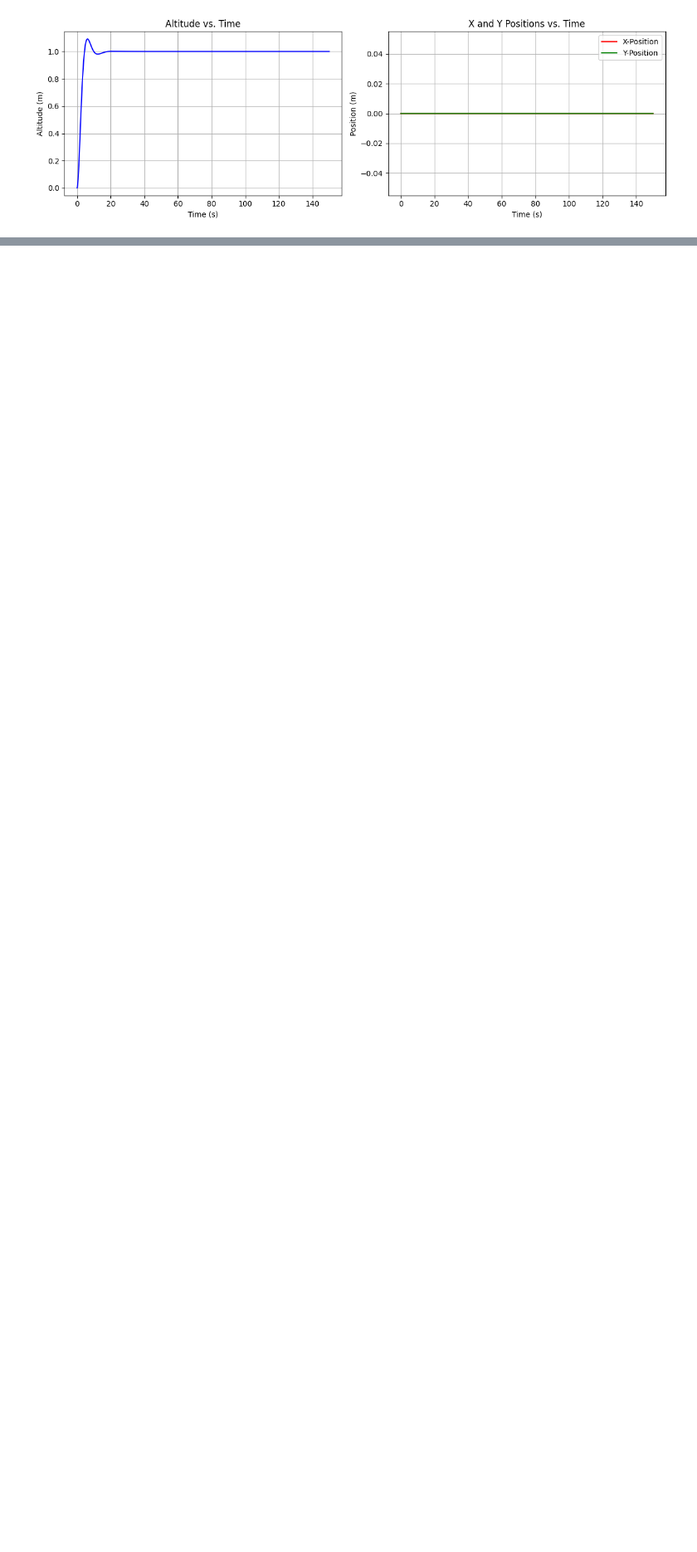
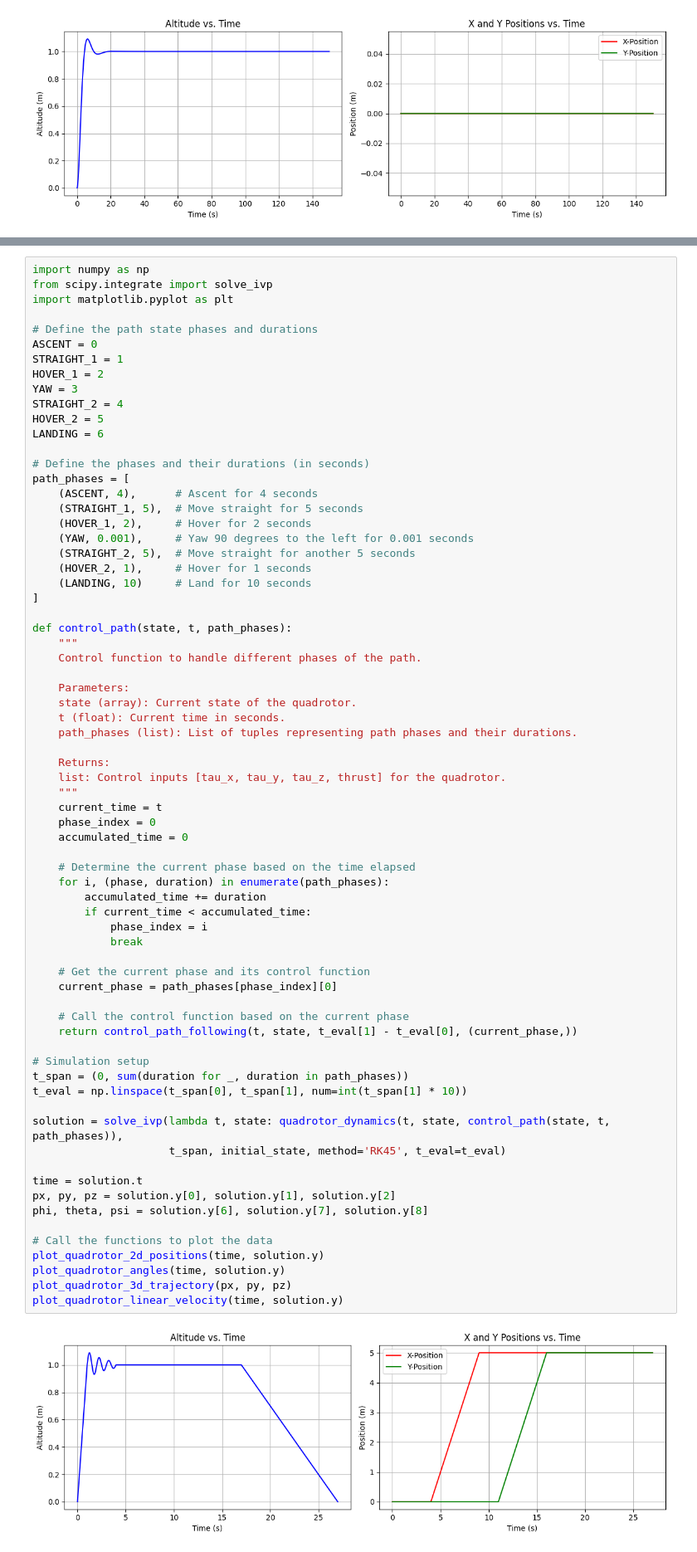
Before and after one commit to vRaj-Ajmera/AE352-Final-Project, a Jupyter notebook: Team07_Project_Code.ipynb, the cells around one changed output, grey strips where cells are left out. Shown: that part at 83% size. Cells and saved outputs as stored; diff of their text form; blank space fills up the shorter version.

```diff
--- a/Team07_Project_Code.ipynb
+++ b/Team07_Project_Code.ipynb
@@ -348,0 +590,72 @@ plot_quadrotor_3d_trajectory(solution.y[0], solution.y[1], solution.y[2])
+# %%
+import numpy as np
+from scipy.integrate import solve_ivp
+import matplotlib.pyplot as plt
+
+# Define the path state phases and durations
+ASCENT = 0
+STRAIGHT_1 = 1
+HOVER_1 = 2
+YAW = 3
+STRAIGHT_2 = 4
+HOVER_2 = 5
+LANDING = 6
+
+# Define the phases and their durations (in seconds)
+path_phases = [
+    (ASCENT, 4),      # Ascent for 4 seconds
+    (STRAIGHT_1, 5),  # Move straight for 5 seconds
+    (HOVER_1, 2),     # Hover for 2 seconds
+    (YAW, 0.001),     # Yaw 90 degrees to the left for 0.001 seconds
+    (STRAIGHT_2, 5),  # Move straight for another 5 seconds
+    (HOVER_2, 1),     # Hover for 1 seconds
+    (LANDING, 10)     # Land for 10 seconds
+]
+
+def control_path(state, t, path_phases):
+    """
+    Control function to handle different phases of the path.
+
+    Parameters:
+    state (array): Current state of the quadrotor.
+    t (float): Current time in seconds.
+    path_phases (list): List of tuples representing path phases and their durations.
+
+    Returns:
+    list: Control inputs [tau_x, tau_y, tau_z, thrust] for the quadrotor.
+    """
+    current_time = t
+    phase_index = 0
+    accumulated_time = 0
+
+    # Determine the current phase based on the time elapsed
+    for i, (phase, duration) in enumerate(path_phases):
+        accumulated_time += duration
+        if current_time < accumulated_time:
+            phase_index = i
+            break
+
+    # Get the current phase and its control function
+    current_phase = path_phases[phase_index][0]
+
+    # Call the control function based on the current phase
+    return control_path_following(t, state, t_eval[1] - t_eval[0], (current_phase,))
+
+# Simulation setup
+t_span = (0, sum(duration for _, duration in path_phases))
+t_eval = np.linspace(t_span[0], t_span[1], num=int(t_span[1] * 10))
+
+solution = solve_ivp(lambda t, state: quadrotor_dynamics(t, state, control_path(state, t, path_phases)),
+                     t_span, initial_state, method='RK45', t_eval=t_eval)
+
+time = solution.t
+px, py, pz = solution.y[0], solution.y[1], solution.y[2]
+phi, theta, psi = solution.y[6], solution.y[7], solution.y[8]
+
+# Call the functions to plot the data
+plot_quadrotor_2d_positions(time, solution.y)
+plot_quadrotor_angles(time, solution.y)
+plot_quadrotor_3d_trajectory(px, py, pz)
+plot_quadrotor_linear_velocity(time, solution.y)
+# %% [output]
+[figure, added]
```
Also changed, not shown: parts of 8 cells of this notebook.
